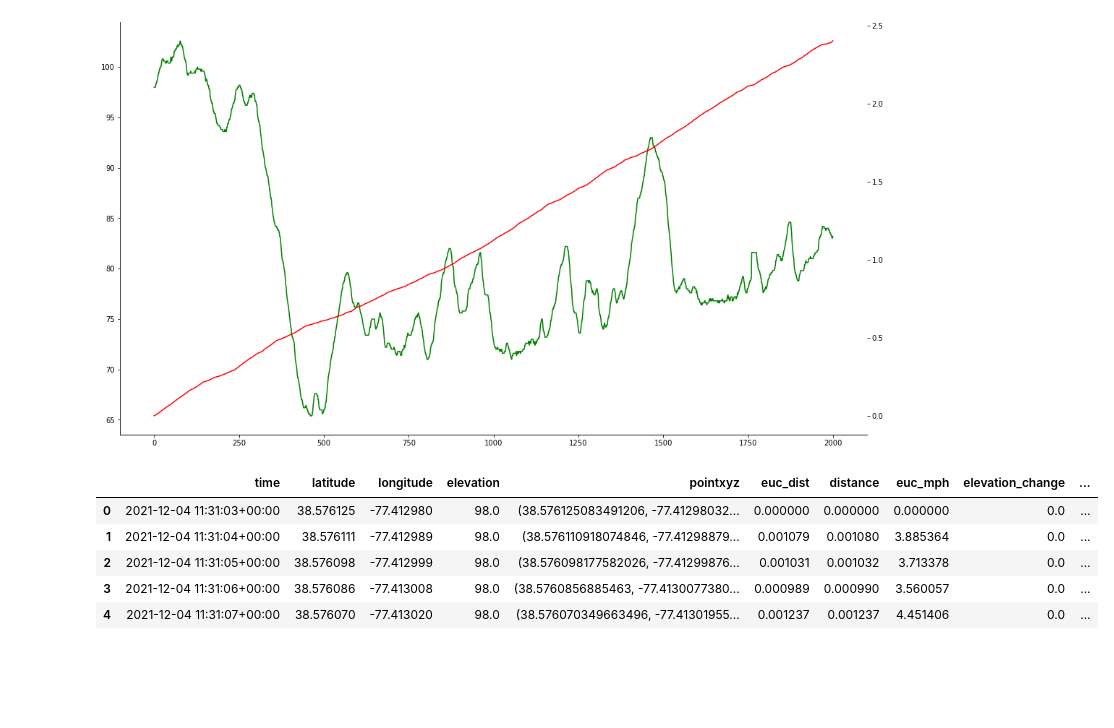
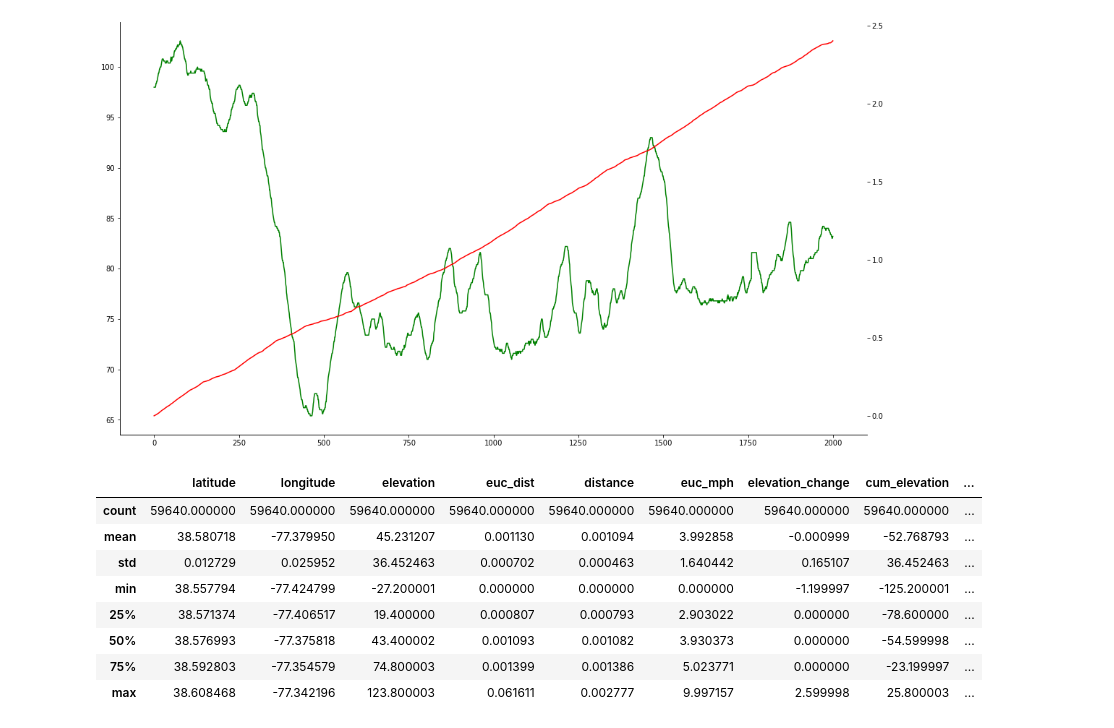
Before and after one commit to lrhf97/gpx_analysis, a Jupyter notebook: segment_creation.ipynb, the cells around one changed output. Cells and saved outputs as stored; diff of their text form; code cells hidden in the pictures; blank space fills up the shorter version.

```diff
--- a/segment_creation.ipynb
+++ b/segment_creation.ipynb
@@ -271,11 +280,14 @@ ax2.plot(df.index[0:2000],df['cum_distance'][0:2000], c='r')
 [figure]
 # %%
 df.to_csv('data/df_mile.csv', index=False)
-df.head()
+df.describe()
 # %% [output]
-|  | time | latitude | longitude | elevation | pointxyz | euc_dist | distance | euc_mph | elevation_change | ... |
-| 0 | 2021-12-04 11:31:03+00:00 | 38.576125 | -77.412980 | 98.0 | (38.576125083491206, -77.41298032... | 0.000000 | 0.000000 | 0.000000 | 0.0 | ... |
-| 1 | 2021-12-04 11:31:04+00:00 | 38.576111 | -77.412989 | 98.0 | (38.576110918074846, -77.41298879... | 0.001079 | 0.001080 | 3.885364 | 0.0 | ... |
-| 2 | 2021-12-04 11:31:05+00:00 | 38.576098 | -77.412999 | 98.0 | (38.576098177582026, -77.41299876... | 0.001031 | 0.001032 | 3.713378 | 0.0 | ... |
-| 3 | 2021-12-04 11:31:06+00:00 | 38.576086 | -77.413008 | 98.0 | (38.5760856885463, -77.4130077380... | 0.000989 | 0.000990 | 3.560057 | 0.0 | ... |
-| 4 | 2021-12-04 11:31:07+00:00 | 38.576070 | -77.413020 | 98.0 | (38.576070349663496, -77.41301955... | 0.001237 | 0.001237 | 4.451406 | 0.0 | ... |
+|  | latitude | longitude | elevation | euc_dist | distance | euc_mph | elevation_change | cum_elevation | ... |
+| count | 59640.000000 | 59640.000000 | 59640.000000 | 59640.000000 | 59640.000000 | 59640.000000 | 59640.000000 | 59640.000000 | ... |
+| mean | 38.580718 | -77.379950 | 45.231207 | 0.001130 | 0.001094 | 3.992858 | -0.000999 | -52.768793 | ... |
+| std | 0.012729 | 0.025952 | 36.452463 | 0.000702 | 0.000463 | 1.640442 | 0.165107 | 36.452463 | ... |
+| min | 38.557794 | -77.424799 | -27.200001 | 0.000000 | 0.000000 | 0.000000 | -1.199997 | -125.200001 | ... |
+| 25% | 38.571374 | -77.406517 | 19.400000 | 0.000807 | 0.000793 | 2.903022 | 0.000000 | -78.600000 | ... |
+| 50% | 38.576993 | -77.375818 | 43.400002 | 0.001093 | 0.001082 | 3.930373 | 0.000000 | -54.599998 | ... |
+| 75% | 38.592803 | -77.354579 | 74.800003 | 0.001399 | 0.001386 | 5.023771 | 0.000000 | -23.199997 | ... |
+| max | 38.608468 | -77.342196 | 123.800003 | 0.061611 | 0.002777 | 9.997157 | 2.599998 | 25.800003 | ... |
```
Also changed, not shown: parts of 11 cells of this notebook, 20 other files.
